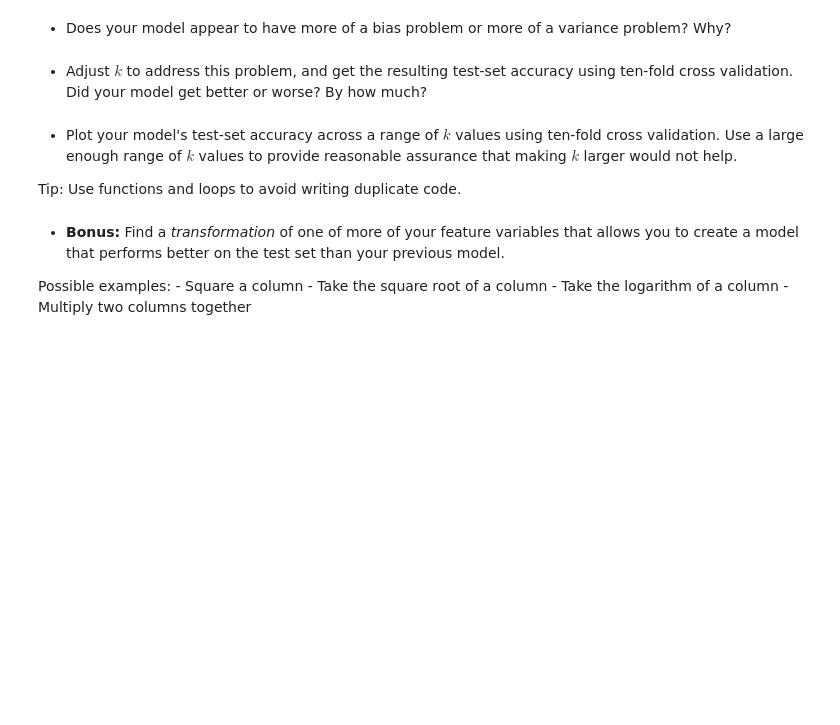
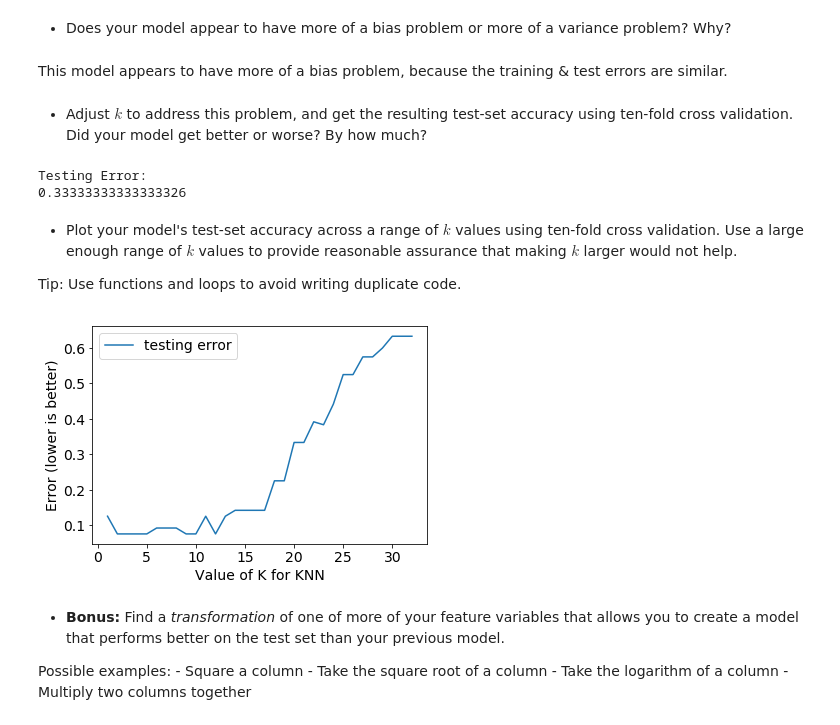
Before and after one commit to tstrait/Unit3_Project, a Jupyter notebook: linreg_knn_project.ipynb, the cells around one changed output. Drawn from its saved outputs; the diff is of its cells as text; code cells hidden in the pictures; blank space fills up the shorter version.

```diff
--- a/linreg_knn_project.ipynb
+++ b/linreg_knn_project.ipynb
@@ -346,2 +400,7 @@ cmap_bold = ListedColormap(['#FF0000', '#00FF00', '#0000FF'])
 # %% [markdown]
 - Develop a KNN model to predict species. Use ten-fold cross-validation to evaluate your model's accuracy on both training and test data. Remember to standardize your feature variables!
+# %%
+#Setup feature & target columns
+feature_cols = ['petal_length', 'petal_width', 'sepal_length', 'sepal_width']
+X = iris.loc[:, feature_cols]
+y = iris.loc[:, 'species_num']
@@ -352,11 +442,46 @@ cmap_bold = ListedColormap(['#FF0000', '#00FF00', '#0000FF'])
 # %% [markdown]
 - Does your model appear to have more of a bias problem or more of a variance problem? Why?
+# %% [markdown]
+This model appears to have more of a bias problem, because the training & test errors are similar.
 # %% [markdown]
 - Adjust $k$ to address this problem, and get the resulting test-set accuracy using ten-fold cross validation. Did your model get better or worse? By how much?
+# %%
+knn = KNeighborsClassifier(n_neighbors=20)
+knn.fit(X_train, y_train)
+
+#Testing Error:
+print("Testing Error:")
+print(1- np.mean(cross_val_score(knn, X_test, y_test, cv=10, scoring='accuracy')))
+
+#Increasing K increased my testing error by a bunch - made it too flexible.
+# %% [output]
+Testing Error:
+0.33333333333333326
 # %% [markdown]
 - Plot your model's test-set accuracy across a range of $k$ values using ten-fold cross validation. Use a large enough range of $k$ values to provide reasonable assurance that making $k$ larger would not help.
 
 Tip: Use functions and loops to avoid writing duplicate code.
+# %%
+
+k_range = list(range(1, 33))
+testing_error = []
+
+for k in k_range:
+
+    # Instantiate the model with the current K value.
+    knn = KNeighborsClassifier(n_neighbors=k)
+    knn.fit(X_train, y_train)
+    y_pred_class = knn.predict(X_test)
+    testing_error.append(1-np.mean(cross_val_score(knn, X_test, y_test, cv=10, scoring='accuracy')))
+
+column_dict = {'K': k_range, 'testing error':testing_error}
+df = pd.DataFrame(column_dict).set_index('K').sort_index(ascending=False)
+
+df.plot(y='testing error');
+plt.xlabel('Value of K for KNN');
+plt.ylabel('Error (lower is better)');
+# %% [output]
+[figure, added]
 # %% [markdown]
 - **Bonus:** Find a *transformation* of one of more of your feature variables that allows you to create a model that performs better on the test set than your previous model.
 
```
Also changed, not shown: parts of 13 cells of this notebook.
